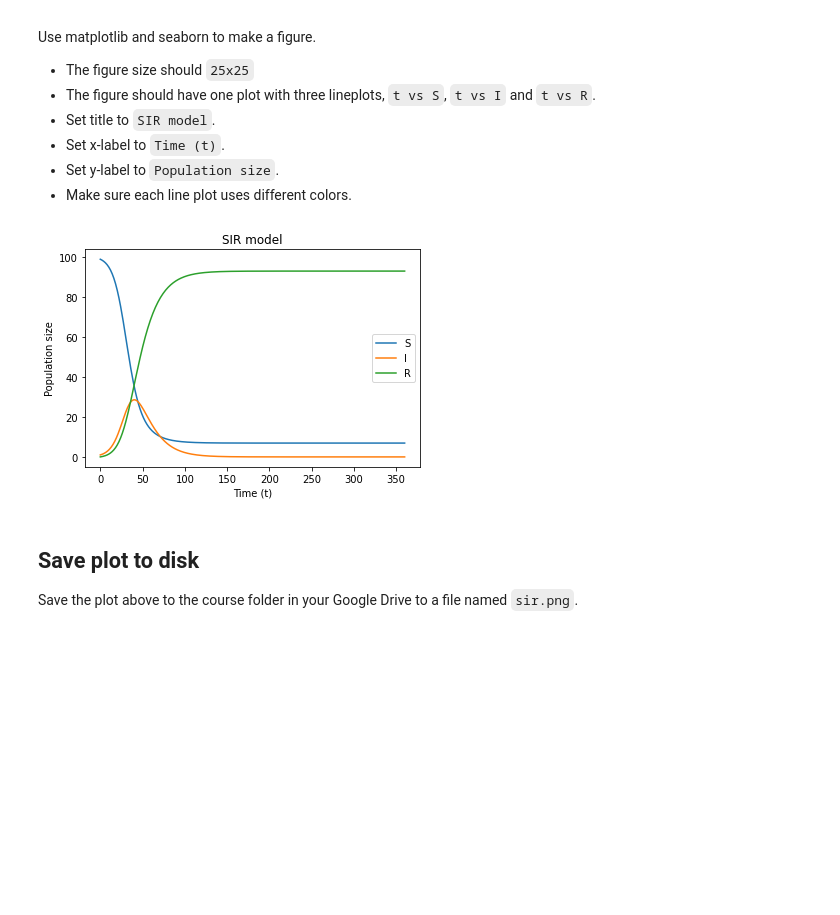
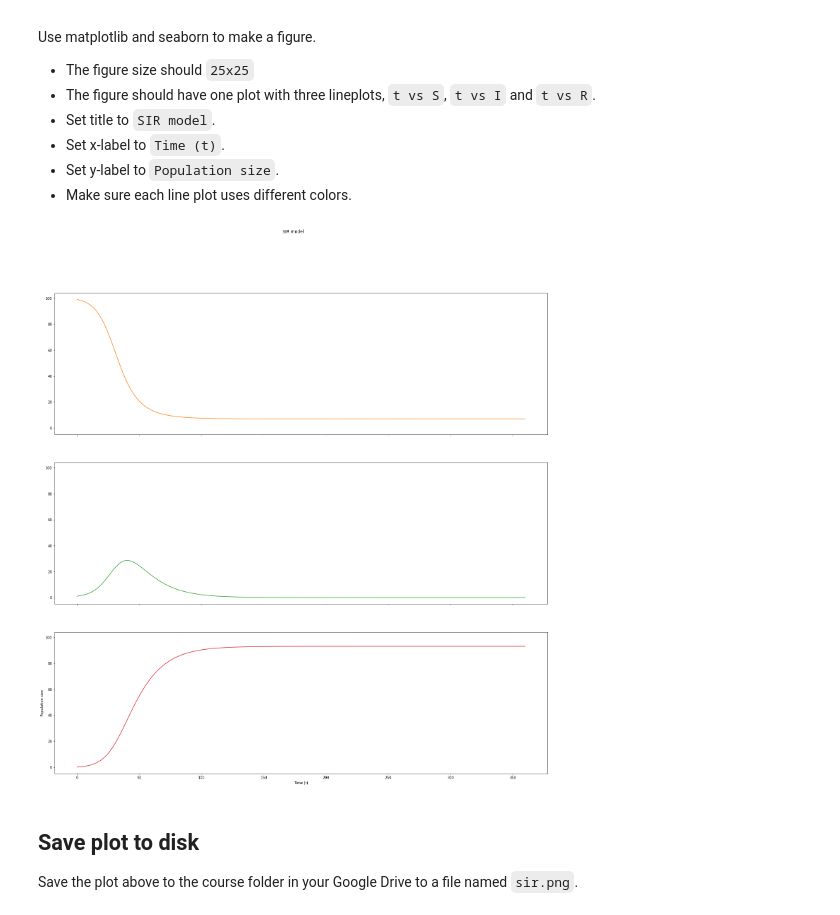
Before and after one commit to tianhanl0/fall2022-homework-2, a Jupyter notebook: Modern_Programming_for_Data_Analytics_Homework_2.ipynb, the cells around one changed output. Drawn from its saved outputs; the diff is of its cells as text; code cells hidden in the pictures; blank space fills up the shorter version.

```diff
--- a/Modern_Programming_for_Data_Analytics_Homework_2.ipynb
+++ b/Modern_Programming_for_Data_Analytics_Homework_2.ipynb
@@ -41,11 +41,10 @@ Faker.seed( seed )
 # %%
 from faker import Faker
 
-seed = 50
 fake = Faker()
 Faker.seed(123)
 rand_ip = []
-for _ in range(seed):
+for _ in range(50):
   x = fake.ipv4()
   print(x)
   rand_ip.append(x)
@@ -77,10 +76,11 @@ c. Use `ip2geotools` to get information about the IPs. Use the method `get` from
 * Export the response from the get method to a JSON block using the method `to_json`.
 # %%
 from ip2geotools.databases.noncommercial import DbIpCity
-responses = rand_ip
-for ipr in responses:
+responses = list()
+for ipr in rand_ip:
   i = DbIpCity.get(ipr, api_key='free')
   print(i.to_json())
+  responses.append(i.to_json())
 # %% [output]
 {"ip_address": "69.148.119.107", "city": "Plano", "region": "Texas", "country": "US", "latitude": 33.0136764, "longitude": -96.6925096}
 {"ip_address": "184.135.155.222", "city": "Chicago", "region": "Illinois", "country": "US", "latitude": 41.8755616, "longitude": -87.6244212}
@@ -104,8 +104,3 @@ d. Data cleanup. Some the responses have empty fields for `latitude` and `longit
 
 **Hint**
 * If the latitude and longitude are missing, then the value of either of these is set to `None`.
-# %%
-for ipr in responses:
-  i = DbIpCity.get(ipr, api_key='free')
-  x = i.to_json()
-  print(x["latitude"])
@@ -114,2 +107,12 @@ TypeError: ignored
+# %%
+import json
+#import sys
+temp = []
+i = 0
+for i in responses:
+    response = json.loads(i)
+    if response["latitude"] != None and response["longitude"] != None:
+      temp.append(i)
+responses = temp
 # %% [markdown]
 d. Save variables to disk. Use [pickle](https://docs.python.org/3/library/pickle.html) to serialize the variable `responses`. Save the pickle file to the course folder in your Google Drive in a file named `ips.pkl`.
@@ -318,19 +332,17 @@ R = results[:,2].tolist()
 # %%
 import matplotlib
 import matplotlib.pyplot as plt
 
-fig = matplotlib.pyplot.gcf()
-plt.plot(t,S, label = "S")
-plt.plot(t,I, label = "I")
-plt.plot(t,R, label = "R")
-plt.title("SIR model")
+fig, (ax1, ax2, ax3) = plt.subplots(3, sharex = True, sharey = True, figsize=(25, 25))
+fig.suptitle("SIR model")
+ax1.plot(t, S, 'tab:orange')
+ax2.plot(t, I, 'tab:green')
+ax3.plot(t, R, 'tab:red')
 plt.xlabel("Time (t)")
 plt.ylabel("Population size")
-plt.legend()
-plt.show()
 fig.savefig('sir.png', dpi=100)
 # %% [output]
-[figure, old version]
+[figure, new version]
 # %% [markdown]
 ## Save plot to disk
 Save the plot above to the course folder in your Google Drive to a file named `sir.png`.
```
Also changed, not shown: parts of 9 cells of this notebook.
